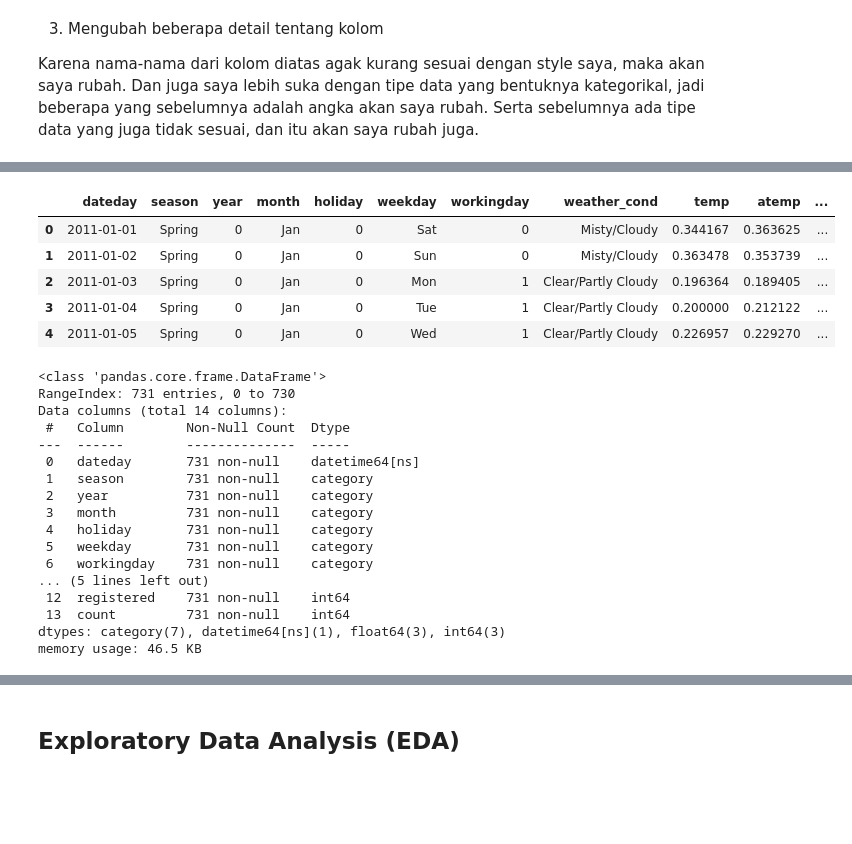
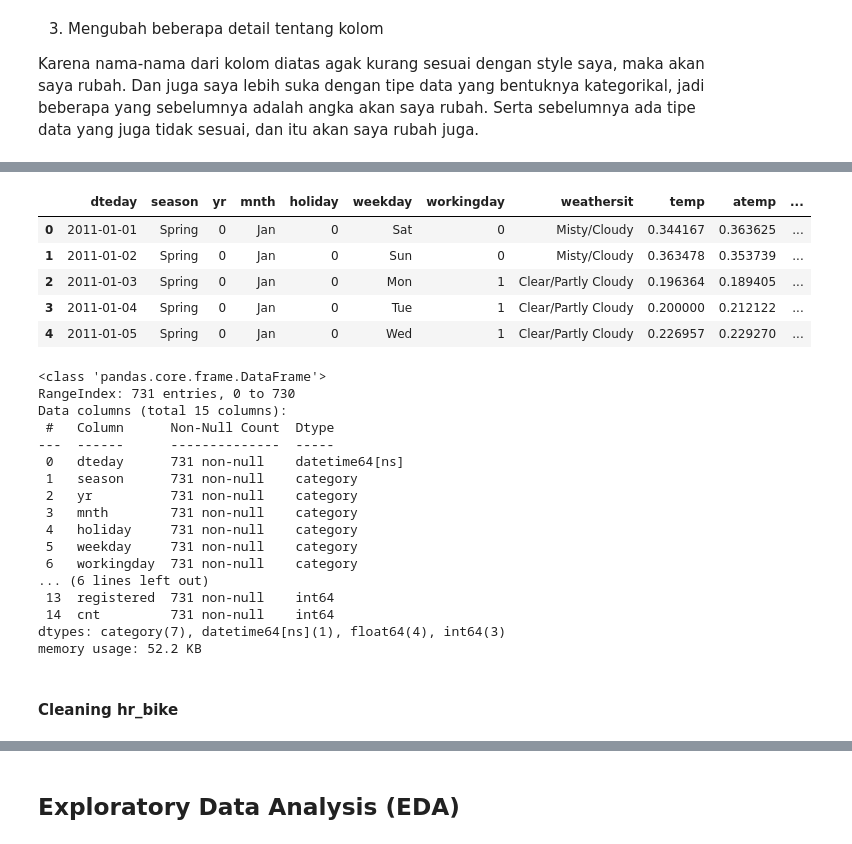
Before and after one commit to FaizAbiyyu/Bike-Sharing-Rental-Streamlit, a Jupyter notebook: notebookBikeSharing.ipynb, the cells around one changed output, grey strips where cells are left out. Cells and saved outputs as stored; diff of their text form; code cells hidden in the pictures; blank space fills up the shorter version.

```diff
--- a/notebookBikeSharing.ipynb
+++ b/notebookBikeSharing.ipynb
@@ -281,14 +234,3 @@ day_df.head()
 3. Mengubah beberapa detail tentang kolom
 
 Karena nama-nama dari kolom diatas agak kurang sesuai dengan style saya, maka akan saya rubah. Dan juga saya lebih suka dengan tipe data yang bentuknya kategorikal, jadi beberapa yang sebelumnya adalah angka akan saya rubah. Serta sebelumnya ada tipe data yang juga tidak sesuai, dan itu akan saya rubah juga.
-# %%
-# Mengubah nama judul kolom
-day_df.rename(columns={
-    'dteday': 'dateday',
-    'yr': 'year',
-    'mnth': 'month',
-    'weathersit': 'weather_cond',
-    'cnt': 'count'
-}, inplace=True)
-
-day_df.head()
@@ -302,6 +237,6 @@ day_df.head()
 # %%
 # Mengubah angka menjadi keterangan
-day_df['month'] = day_df['month'].map({
+day_df['mnth'] = day_df['mnth'].map({
     1: 'Jan', 2: 'Feb', 3: 'Mar', 4: 'Apr', 5: 'May', 6: 'Jun',
     7: 'Jul', 8: 'Aug', 9: 'Sep', 10: 'Oct', 11: 'Nov', 12: 'Dec'
 })
@@ -311,7 +246,7 @@ day_df['season'] = day_df['season'].map({
 day_df['weekday'] = day_df['weekday'].map({
     0: 'Sun', 1: 'Mon', 2: 'Tue', 3: 'Wed', 4: 'Thu', 5: 'Fri', 6: 'Sat'
 })
-day_df['weather_cond'] = day_df['weather_cond'].map({
+day_df['weathersit'] = day_df['weathersit'].map({
     1: 'Clear/Partly Cloudy',
     2: 'Misty/Cloudy',
     3: 'Light Snow/Rain',
@@ -320,19 +264,19 @@ day_df['weather_cond'] = day_df['weather_cond'].map({
 # %%
 # Mengubah tipe data ke datetime
-day_df['dateday'] = pd.to_datetime(day_df.dateday)
+day_df['dteday'] = pd.to_datetime(day_df.dteday)
 
 # Mengubaha tipe data ke categorical
 day_df['season'] = day_df.season.astype('category')
-day_df['year'] = day_df.year.astype('category')
-day_df['month'] = day_df.month.astype('category')
+day_df['yr'] = day_df.yr.astype('category')
+day_df['mnth'] = day_df.mnth.astype('category')
 day_df['holiday'] = day_df.holiday.astype('category')
 day_df['weekday'] = day_df.weekday.astype('category')
 day_df['workingday'] = day_df.workingday.astype('category')
-day_df['weather_cond'] = day_df.weather_cond.astype('category')
+day_df['weathersit'] = day_df.weathersit.astype('category')
 
 day_df.head()
 # %% [output]
-|  | dateday | season | year | month | holiday | weekday | workingday | weather_cond | temp | atemp | ... |
+|  | dteday | season | yr | mnth | holiday | weekday | workingday | weathersit | temp | atemp | ... |
 | 0 | 2011-01-01 | Spring | 0 | Jan | 0 | Sat | 0 | Misty/Cloudy | 0.344167 | 0.363625 | ... |
 | 1 | 2011-01-02 | Spring | 0 | Jan | 0 | Sun | 0 | Misty/Cloudy | 0.363478 | 0.353739 | ... |
 | 2 | 2011-01-03 | Spring | 0 | Jan | 0 | Mon | 1 | Clear/Partly Cloudy | 0.196364 | 0.189405 | ... |
@@ -343,18 +287,20 @@ day_df.info()
 # %% [output]
 <class 'pandas.core.frame.DataFrame'>
 RangeIndex: 731 entries, 0 to 730
-Data columns (total 14 columns):
- #   Column        Non-Null Count  Dtype
----  ------        --------------  -----
- 0   dateday       731 non-null    datetime64[ns]
- 1   season        731 non-null    category
- 2   year          731 non-null    category
- 3   month         731 non-null    category
- 4   holiday       731 non-null    category
- 5   weekday       731 non-null    category
- 6   workingday    731 non-null    category
-... (5 lines left out)
- 12  registered    731 non-null    int64
- 13  count         731 non-null    int64
-dtypes: category(7), datetime64[ns](1), float64(3), int64(3)
-memory usage: 46.5 KB
+Data columns (total 15 columns):
+ #   Column      Non-Null Count  Dtype
+---  ------      --------------  -----
+ 0   dteday      731 non-null    datetime64[ns]
+ 1   season      731 non-null    category
+ 2   yr          731 non-null    category
+ 3   mnth        731 non-null    category
+ 4   holiday     731 non-null    category
+ 5   weekday     731 non-null    category
+ 6   workingday  731 non-null    category
+... (6 lines left out)
+ 13  registered  731 non-null    int64
+ 14  cnt         731 non-null    int64
+dtypes: category(7), datetime64[ns](1), float64(4), int64(3)
+memory usage: 52.2 KB
+# %% [markdown]
+#### Cleaning hr_bike
```
Also changed, not shown: parts of 44 cells of this notebook, 1 other file.
